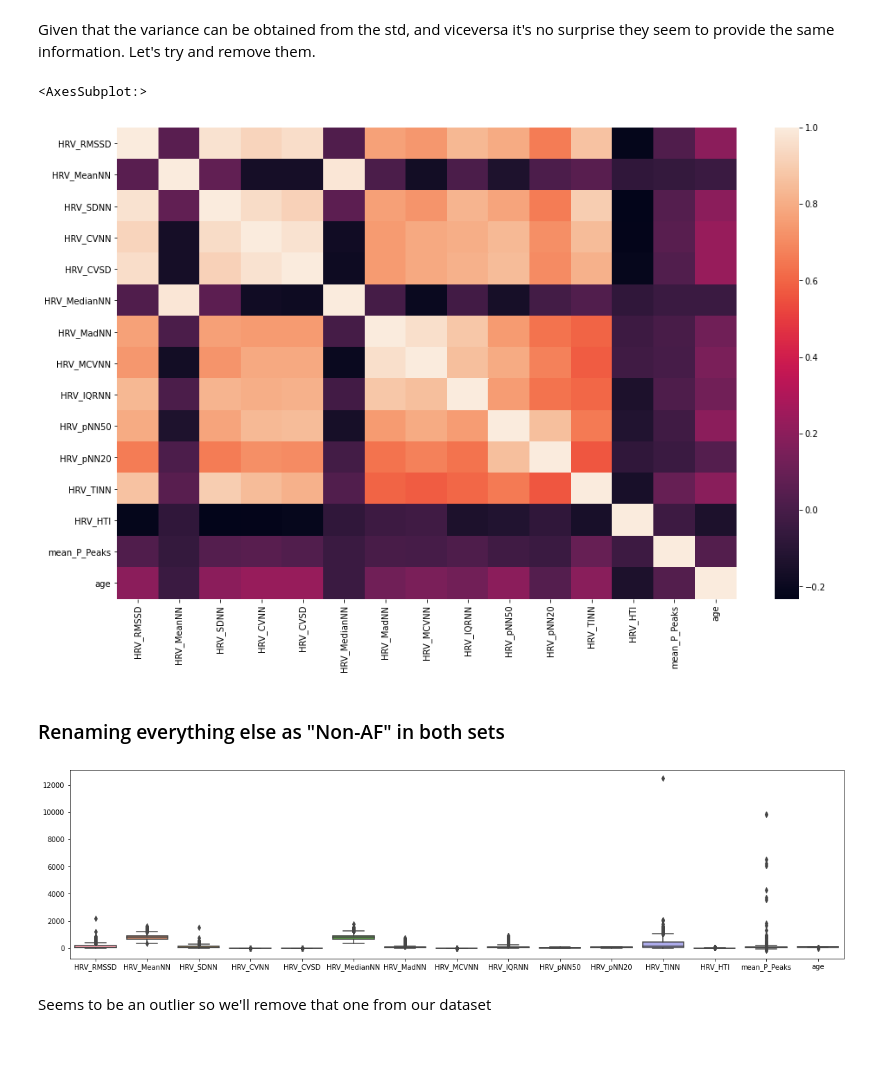
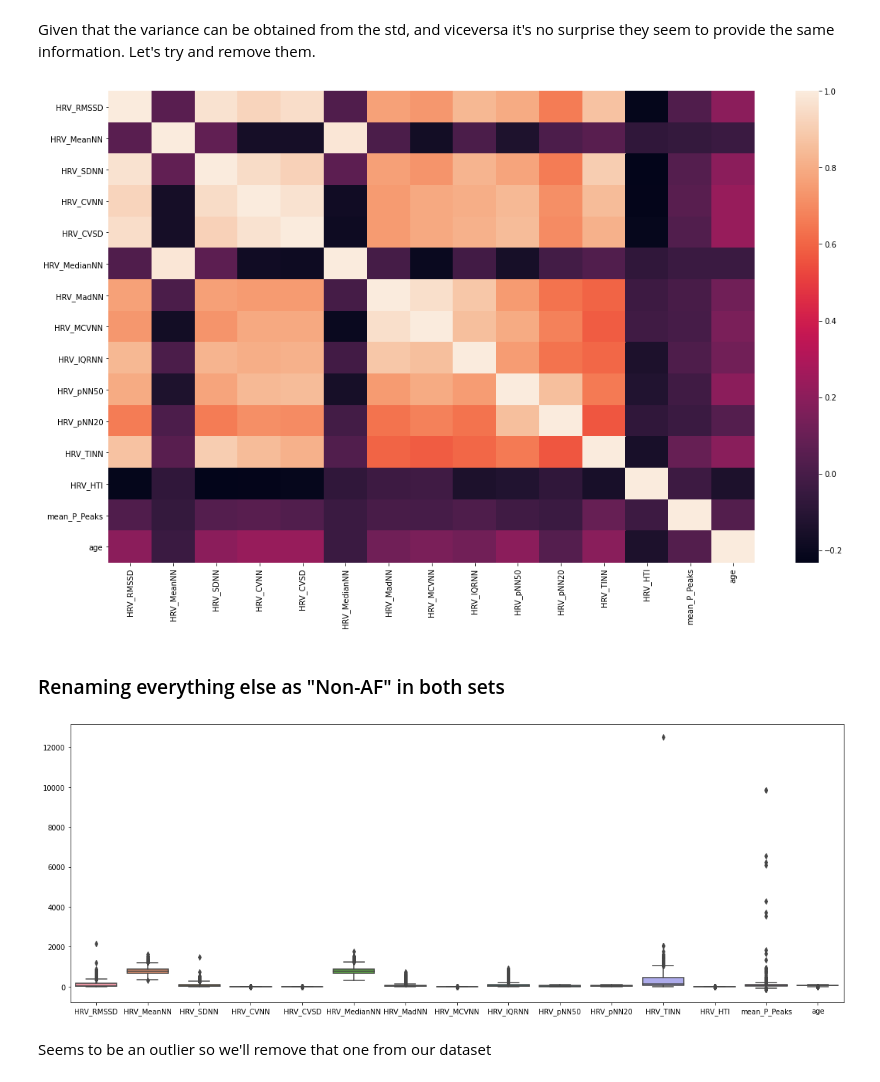
Before and after one commit to tomiambro/af_classifier, a Jupyter notebook: Exploratory Data Analysis.ipynb, the cells around one changed output. Drawn from its saved outputs; the diff is of its cells as text; code cells hidden in the pictures; blank space fills up the shorter version.

```diff
--- a/Exploratory Data Analysis.ipynb
+++ b/Exploratory Data Analysis.ipynb
@@ -111,19 +112,20 @@ df_raw = df_raw.drop(to_drop, axis=1)
 # %%
 plt.figure(figsize=(16,10))
 sns.heatmap(df_raw.corr())
+plt.tight_layout()
 # %% [output]
-<AxesSubplot:>
-[figure, old version]
+[figure, new version]
 # %% [markdown]
 ### Renaming everything else as "Non-AF" in both sets
 # %%
 df_raw.loc[df_raw.label != 'AF', 'label'] = 'Non-AF'
 # %%
-plt.figure(figsize=(20,5))
+plt.figure(figsize=(16,6))
 sns.boxplot(data=df_raw)
+plt.tight_layout()
 plt.show()
 # %% [output]
-[figure, old version]
+[figure, new version]
 # %% [markdown]
 Seems to be an outlier so we'll remove that one from our dataset
 # %%
```
Also changed, not shown: parts of 4 cells of this notebook, 3 other files.
